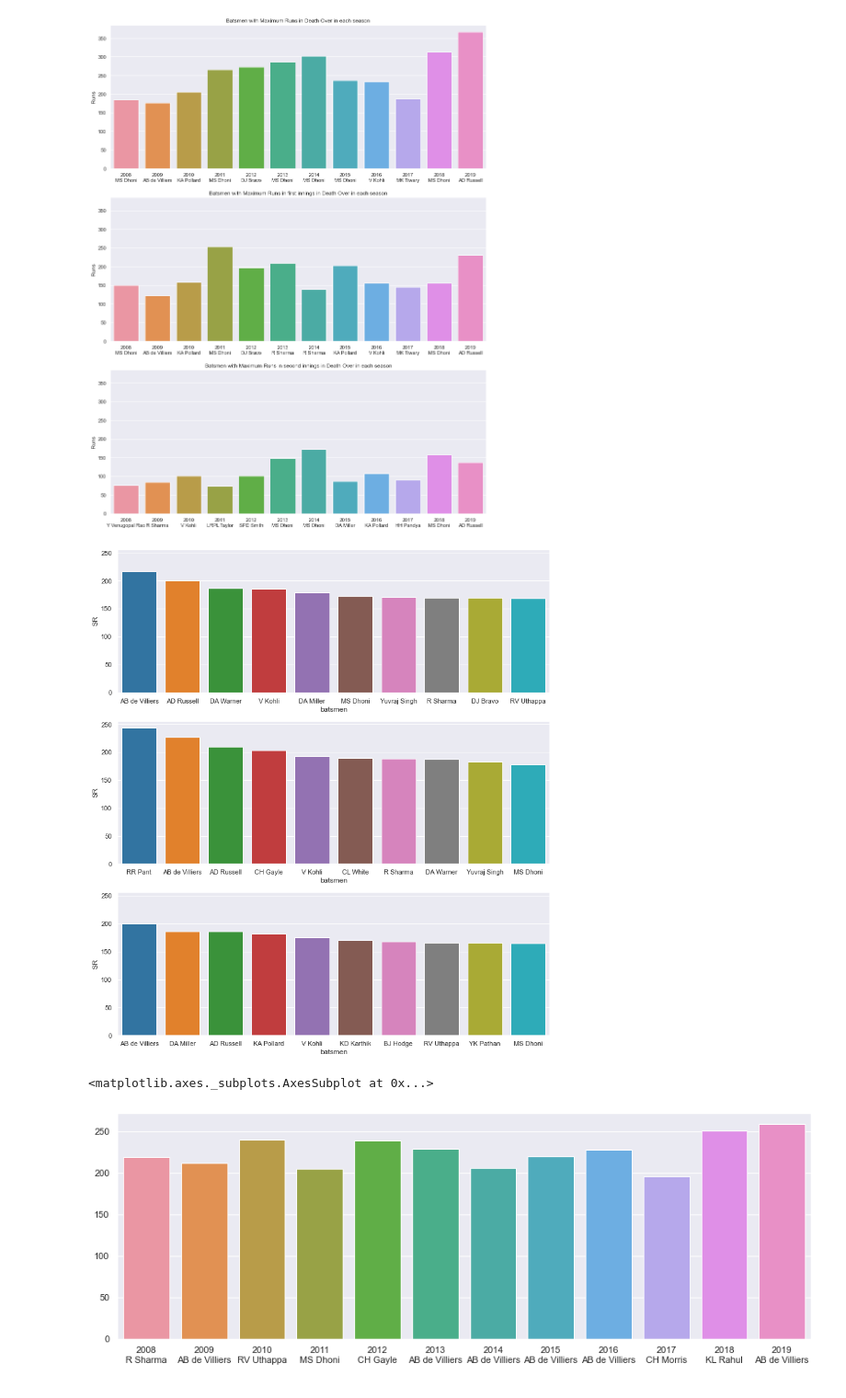
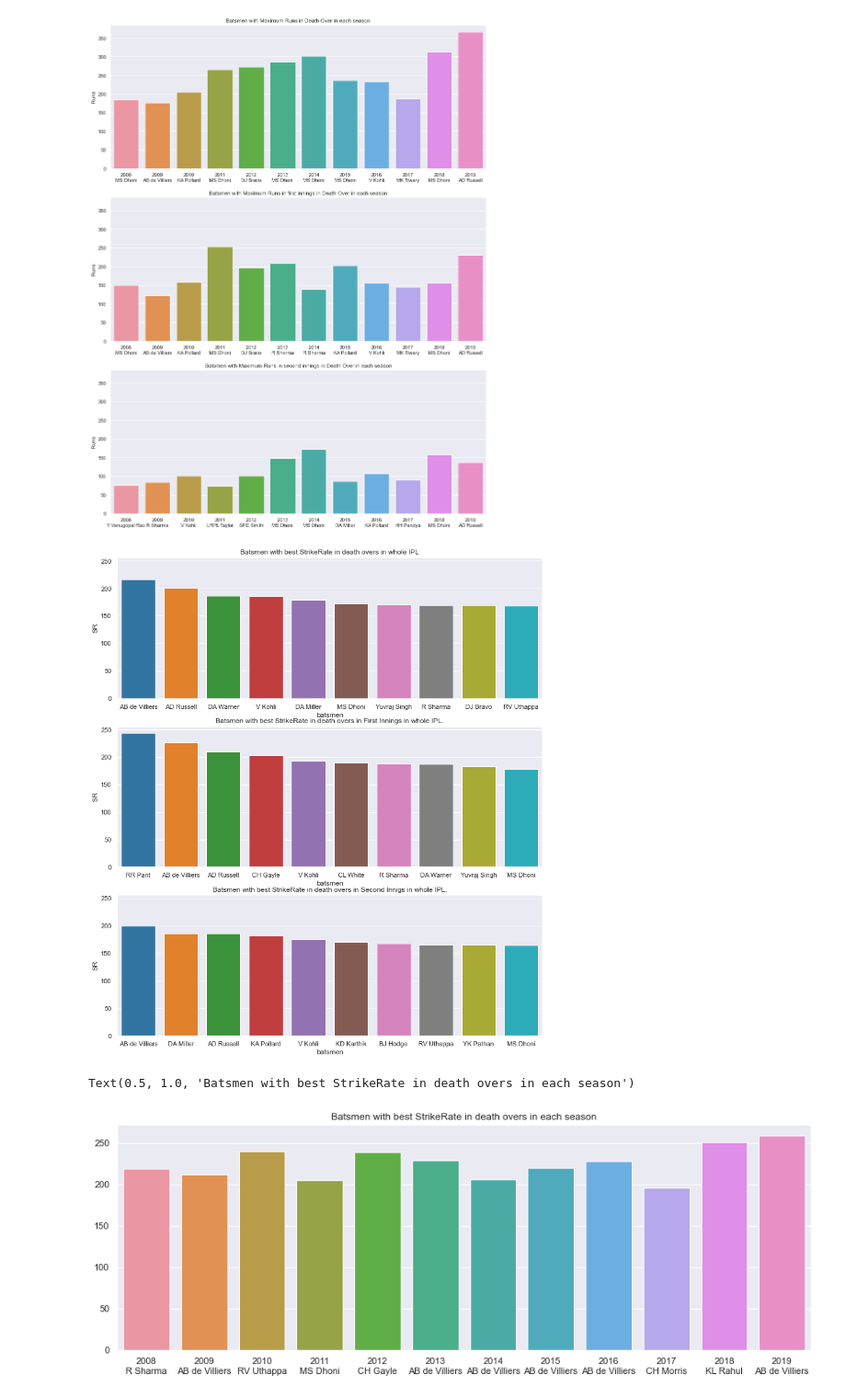
Before and after one commit to sakshamj74/IPL-Analysis, a Jupyter notebook: Death Over Analysis.ipynb, the cells around one changed output. Shown at 92% size. Drawn from its saved outputs; the diff is of its cells as text; code cells hidden in the pictures.

```diff
--- a/Death Over Analysis.ipynb
+++ b/Death Over Analysis.ipynb
@@ -237,6 +237,8 @@ task_2_c(df, axes[2])
 [76, 84, 101, 73, 101, 148, 172, 87, 107, 90, 157, 137]
 [figure]
 # %%
+# Task 3
+
 def task_3_a(df, df_bat_1, ax):
     names = df_bat_1[df_bat_1['total_runs']>500]['batsman'].values
     df_tmp = []
@@ -248,6 +250,7 @@ def task_3_a(df, df_bat_1, ax):
     df_sr = df_sr.sort_values('SR', ascending=False)
     df_sr = df_sr.head(10)
     sns.barplot(data=df_sr, x='batsmen', y='SR', ax=ax)
+    ax.set_title('Batsmen with best StrikeRate in death overs in whole IPL')
 
 def task_3_b(df_new, df_bat_1, ax):
     df = df_new[df_new['inning']==1]
@@ -261,6 +264,7 @@ def task_3_b(df_new, df_bat_1, ax):
     df_sr = df_sr.sort_values('SR', ascending=False)
     df_sr = df_sr.head(10)
     sns.barplot(data=df_sr, x='batsmen', y='SR', ax=ax)
+    ax.set_title('Batsmen with best StrikeRate in death overs in First Innings in whole IPL.')
 
 def task_3_c(df_new, df_bat_1, ax):
     df = df_new[df_new['inning']==2]
@@ -274,43 +278,47 @@ def task_3_c(df_new, df_bat_1, ax):
     df_sr = df_sr.sort_values('SR', ascending=False)
     df_sr = df_sr.head(10)
     sns.barplot(data=df_sr, x='batsmen', y='SR', ax=ax)
+    ax.set_title('Batsmen with best StrikeRate in death overs in Second Innigs in whole IPL.')
 
 fig,ax = plt.subplots(3, 1, figsize=(13,15), sharey=True)
 task_3_a(df, df_bat_1, ax[0])
 task_3_b(df, df_bat_2, ax[1])
 task_3_c(df, df_bat_3, ax[2])
 # %% [output]
-[figure, old version]
+[figure, new version]
 # %%
+# Task 4
+# Batsmen with best StrikeRate in death overs in each season.
 season  = range(2008, 2019+1)
 players = []
 tot_SR = []
 bat_runs = []
 bat_balls = []
 for year in season:
     df_new = df[df['season']==year]
     max_SR = 0
     bats_name = None
     runs = 0
     balls = 0
     for name in df_new['batsman'].unique():
         df_tmp = df_new[df_new['batsman']==name]
         tot_runs = df_tmp['batsman_runs'].sum()
         tot_balls = df_tmp.shape[0]
         if tot_runs<100: continue
         SR = int(tot_runs/tot_balls*100)
         if SR > max_SR:
             max_SR = SR
             bats_name = name
             runs = tot_runs
             balls = tot_balls
     players.append(bats_name)
     tot_SR.append(max_SR)
     bat_runs.append(runs)
     bat_balls.append(balls)
 x_tmp = [(str(i)+'\n'+j) for i,j in zip(season, players)]
 fig, ax = plt.subplots(figsize=(15,5))
 sns.barplot(x=x_tmp, y=tot_SR, ax=ax)
+ax.set_title('Batsmen with best StrikeRate in death overs in each season')
 # %% [output]
-<matplotlib.axes._subplots.AxesSubplot at 0x...>
+Text(0.5, 1.0, 'Batsmen with best StrikeRate in death overs in each season')
-[figure, old version]
+[figure, new version]
```
Also changed, not shown: parts of 6 cells of this notebook.
